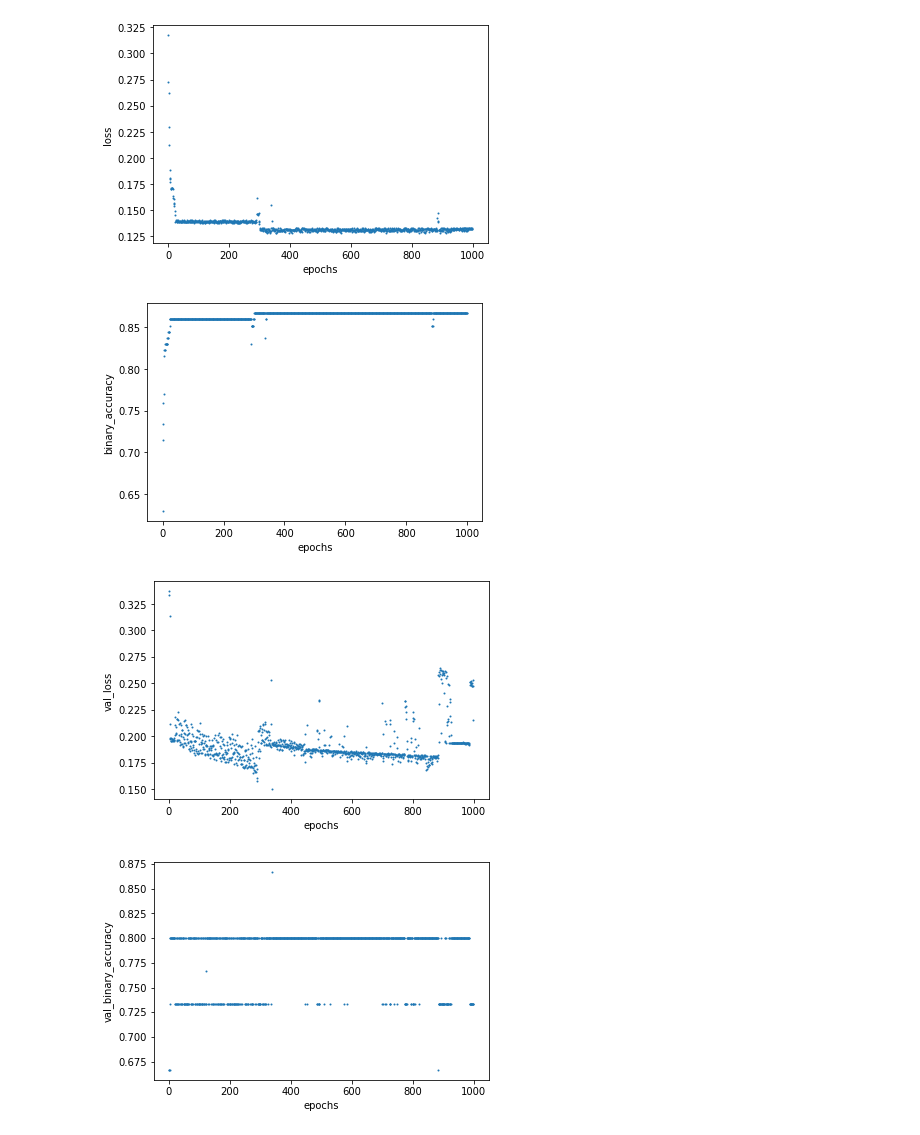
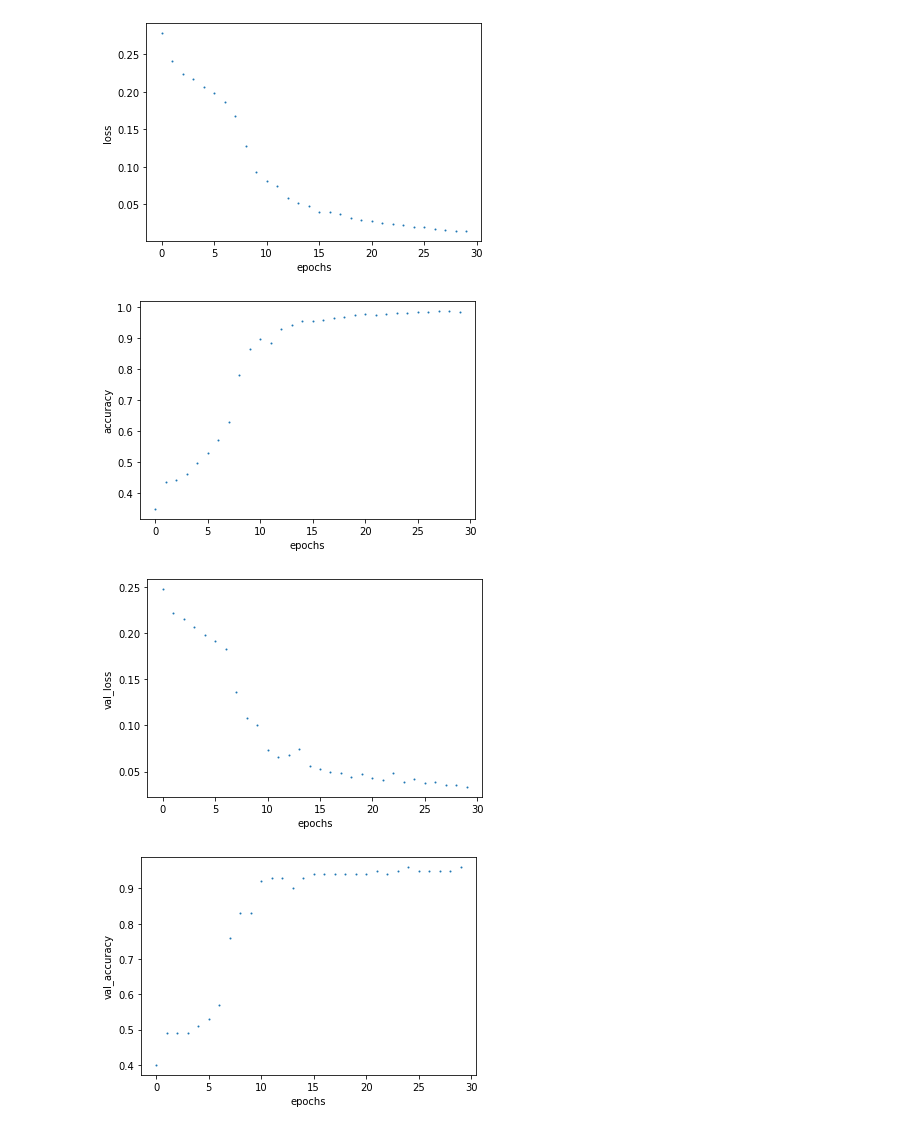
Before and after one commit to agibalov/ai-experiments, a Jupyter notebook: shape-recognition-experiment/shape-recognition-experiment.ipynb, the cells around one changed output. Drawn from its saved outputs; the diff is of its cells as text; code cells hidden in the pictures.

```diff
--- a/shape-recognition-experiment/shape-recognition-experiment.ipynb
+++ b/shape-recognition-experiment/shape-recognition-experiment.ipynb
@@ -16,10 +16,12 @@ import random
 
 r = random.Random(1)
 
+shape_types = ['rectangle', 'circle', 'triangle']
+
 def make_random_image(size):
-    img = np.zeros([size, size], dtype=np.uint8)
+    img = np.zeros([size, size, 1], dtype=np.uint8)
 
-    shape = r.choice(['rectangle', 'circle', 'triangle'])
+    shape = r.choice(shape_types)
     if shape == 'rectangle':
         MIN_RECT_SIDE = 5
         left = r.randint(0, size - MIN_RECT_SIDE)
@@ -47,9 +49,9 @@ def make_random_image(size):
 
     return shape, img
 
-plt.figure(figsize=(16, 16))
-for i in range(16):
-    shape, img = make_random_image(64)
-    plt.subplot(4, 4, i + 1)
-    plt.title(shape)
-    plt.imshow(img, cmap=plt.cm.gray)
+# plt.figure(figsize=(16, 16))
+# for i in range(16):
+#     shape, img = make_random_image(64)
+#     plt.subplot(4, 4, i + 1)
+#     plt.title(shape)
+#     plt.imshow(img, cmap=plt.cm.gray)
@@ -59,37 +59,41 @@ for i in range(16):
 x = []
 y = []
 
-for i in range(100):
+for i in range(1000):
     shape, img = make_random_image(64)
     x.append(img)
 
     shape_vector = np.array([0, 0, 0])
-    if shape == 'rectangle':
-        shape_vector[0] = 1
-    elif shape == 'circle':
-        shape_vector[1] = 1
-    elif shape == 'triangle':
-        shape_vector[2] = 1
-    else:
-        raise Error(f'Unknown shape {shape}')
+    shape_vector_index = shape_types.index(shape)
+    shape_vector[shape_vector_index] = 1
     y.append(shape_vector)
 
 model = tf.keras.models.Sequential([
-    tf.keras.layers.Flatten(input_shape=(64, 64)),
-    tf.keras.layers.Dense(3, activation=tf.nn.softmax)
+    tf.keras.layers.Conv2D(64, kernel_size=(3, 3), input_shape=(64, 64, 1), activation=tf.nn.relu),
+    tf.keras.layers.MaxPooling2D((2, 2)),
+    tf.keras.layers.Conv2D(64, kernel_size=(3, 3), activation=tf.nn.relu),
+    tf.keras.layers.MaxPooling2D((2, 2)),
+    tf.keras.layers.Conv2D(64, kernel_size=(3, 3), activation=tf.nn.relu),
+    tf.keras.layers.MaxPooling2D((2, 2)),
+    tf.keras.layers.Conv2D(64, kernel_size=(3, 3), activation=tf.nn.relu),
+    tf.keras.layers.Flatten(),
+    tf.keras.layers.Dense(128, activation=tf.nn.relu),
+    tf.keras.layers.Dense(3, activation=tf.nn.relu)
 ])
 
+model.summary()
+
 model.compile(
-    optimizer=tf.keras.optimizers.SGD(3),
+    optimizer=tf.keras.optimizers.Adam(learning_rate=0.0001),
     loss=tf.keras.losses.MeanSquaredError(),
-    metrics=['binary_accuracy'])
+    metrics=['accuracy'])
 
 history = model.fit(
     x=np.array(x),
     y=np.array(y),
     validation_split=0.1,
-    epochs=1000,
-    verbose=0)
+    epochs=30,
+    verbose=1)
 
 for key in history.history.keys():
     values = history.history[key]
@@ -107,4 +122,4 @@ for key in history.history.keys():
-[figure, old version]
+[figure, new version]
-[figure, old version]
+[figure, new version]
-[figure, old version]
+[figure, new version]
-[figure, old version]
+[figure, new version]
```
Also changed, not shown: parts of 5 cells of this notebook.
